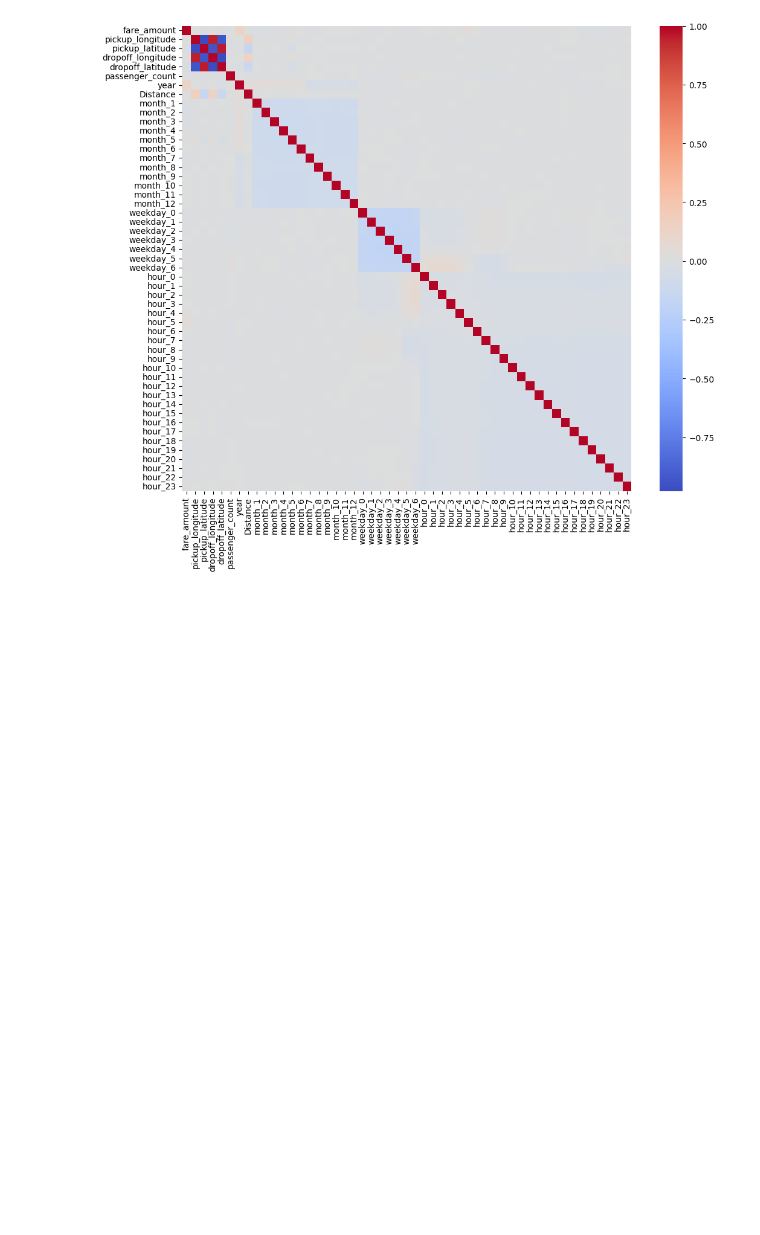
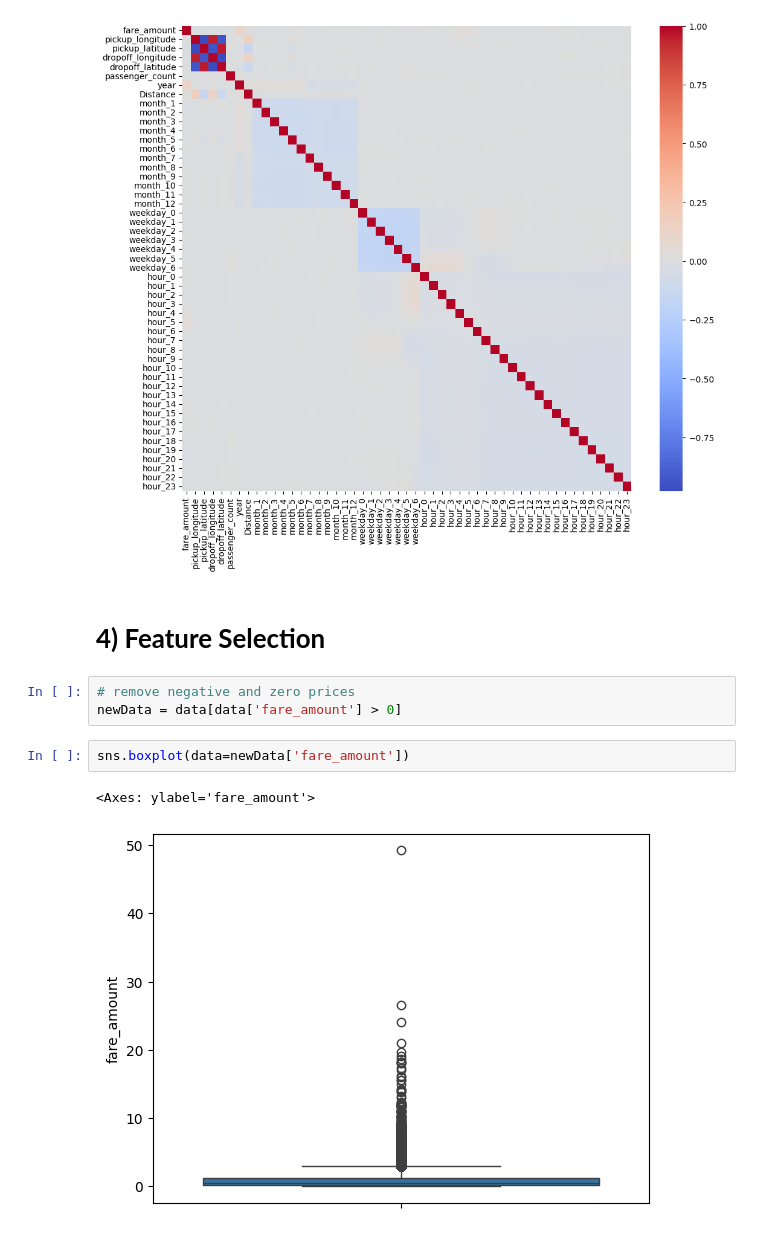
Before and after one commit to TewodrosAdimas/uberPricePyTorch, a Jupyter notebook: fairPrice.ipynb, the cells around one changed output. Cells and saved outputs as stored; diff of their text form; blank space fills up the shorter version.

Commit message:
Feature Selection

```diff
--- a/fairPrice.ipynb
+++ b/fairPrice.ipynb
@@ -127,3 +127,13 @@ sns.heatmap(data.corr(), cmap='coolwarm')
 plt.show()
 # %% [output]
 [figure]
+# %% [markdown]
+# **4) Feature Selection**
+# %%
+# remove negative and zero prices
+newData = data[data['fare_amount'] > 0]
+# %%
+sns.boxplot(data=newData['fare_amount'])
+# %% [output]
+<Axes: ylabel='fare_amount'>
+[figure, added]
```
Also changed, not shown: parts of 5 cells of this notebook.
